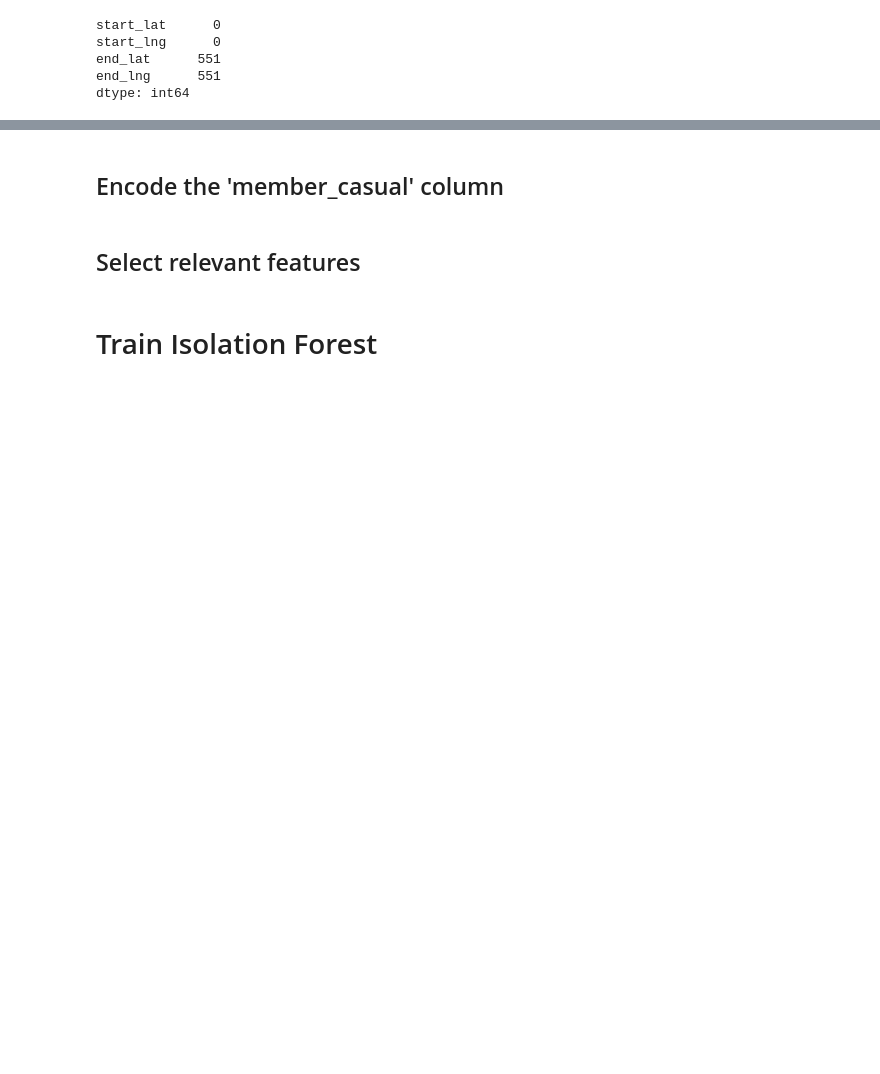
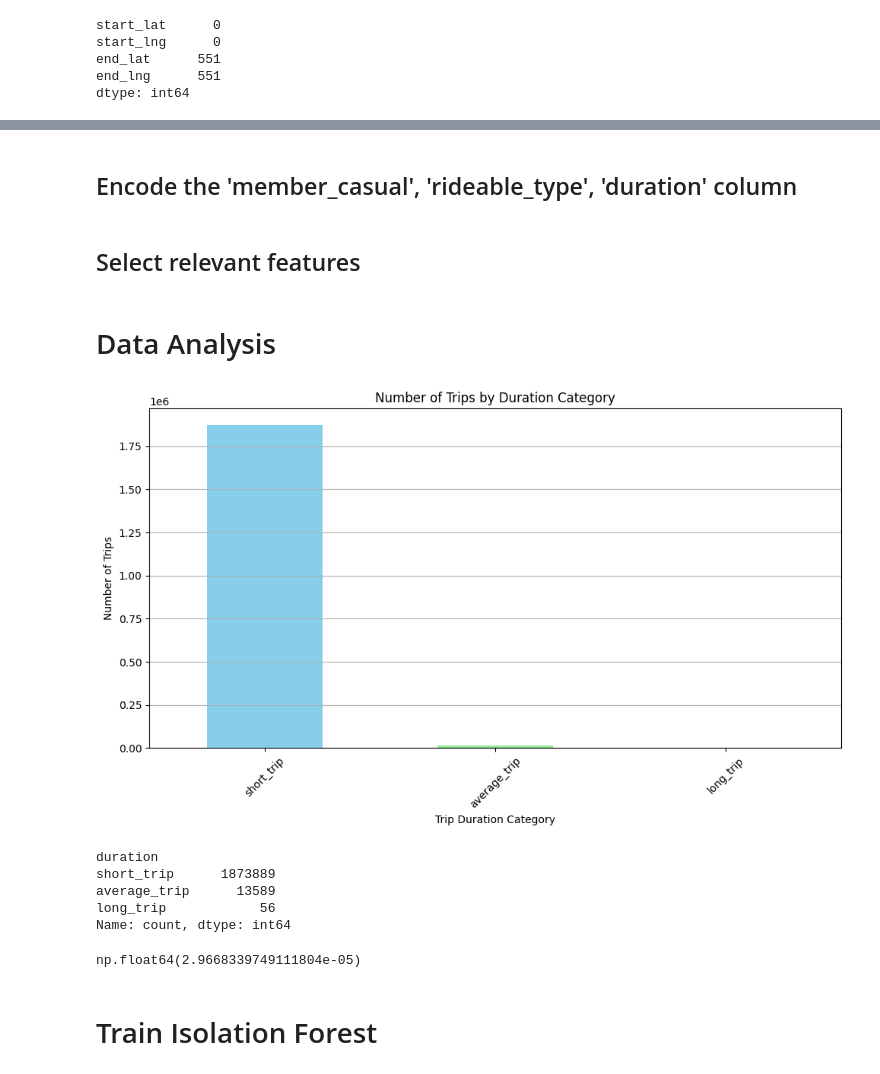
Before and after one commit to elnurisg/anomaly_detection_for_shared_mobility, a Jupyter notebook: data_inspection.ipynb, the cells around one changed output, grey strips where cells are left out. Cells and saved outputs as stored; diff of their text form; code cells hidden in the pictures; blank space fills up the shorter version.

```diff
--- a/data_inspection.ipynb
+++ b/data_inspection.ipynb
@@ -73,4 +77,9 @@ bike_data = bike_data.dropna(subset=['end_lat', 'end_lng'])
 bike_data['started_at'] = pd.to_datetime(bike_data['started_at'])
 bike_data['ended_at'] = pd.to_datetime(bike_data['ended_at'])
 bike_data['duration'] = (bike_data['ended_at'] - bike_data['started_at']).dt.total_seconds() / 60  # convert to minutes
+# %%
+bike_data['duration'] = np.where(bike_data['duration'] < 60, "short_trip", np.where(
+    (bike_data['duration'] > 60) & (bike_data['duration'] < 60 * 24), "average_trip", np.where(
+    (bike_data['duration'] > 60 * 24) & (bike_data['duration'] < 60 * 24 * 30), "long_trip",
+        "extra_long_trip")))
 # %% [markdown]
@@ -83,10 +87,17 @@ def calculate_distance(row):
+# %%
+def calculate_distances_vectorized(df):
+    start_coords = list(zip(df['start_lat'], df['start_lng']))
+    end_coords = list(zip(df['end_lat'], df['end_lng']))
+    return np.array([haversine(start, end, unit=Unit.KILOMETERS) for start, end in zip(start_coords, end_coords)])
 # %%
-bike_data['distance'] = bike_data.apply(calculate_distance, axis=1)
+bike_data['distance'] = calculate_distances_vectorized(bike_data)
 # %% [markdown]
-## Encode the 'member_casual' column
+## Encode the 'member_casual', 'rideable_type', 'duration' column
 # %%
 label_encoder = LabelEncoder()
 bike_data['member_casual_encoded'] = label_encoder.fit_transform(bike_data['member_casual'])
+bike_data['rideable_type_encoded'] = label_encoder.fit_transform(bike_data['rideable_type'])
+bike_data['duration_type_encoded'] = label_encoder.fit_transform(bike_data['duration'])
 # %% [markdown]
 ## Select relevant features
 # %%
@@ -95 +108,29 @@ features = ['duration', 'distance', 'member_casual_encoded']
 X = bike_data[features]
+# %% [markdown]
+# Data Analysis
+# %%
+# Count the number of trips in each category
+trip_counts = bike_data['duration'].value_counts()
+
+# Plotting
+plt.figure(figsize=(10, 6))
+trip_counts.plot(kind='bar', color=['skyblue', 'lightgreen', 'salmon', 'gold'])
+plt.title('Number of Trips by Duration Category')
+plt.xlabel('Trip Duration Category')
+plt.ylabel('Number of Trips')
+plt.xticks(rotation=45)
+plt.grid(axis='y')
+
+# Show the plot
+plt.tight_layout()
+plt.show()
+# %% [output]
+[figure, added]
+# %%
+trip_counts
+# %% [output]
+duration
+short_trip      1873889
+average_trip      13589
+long_trip            56
+Name: count, dtype: int64
@@ -96,3 +139,7 @@ X = bike_data[features]
+# %%
+contamination
+# %% [output]
+np.float64(2.9668339749111804e-05)
 # %% [markdown]
 # Train Isolation Forest
 # %%
```
Also changed, not shown: parts of 13 cells of this notebook.
